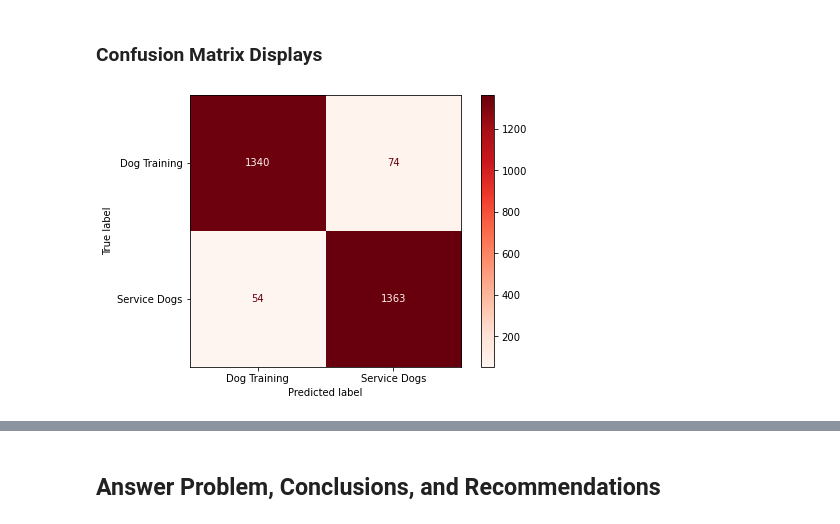
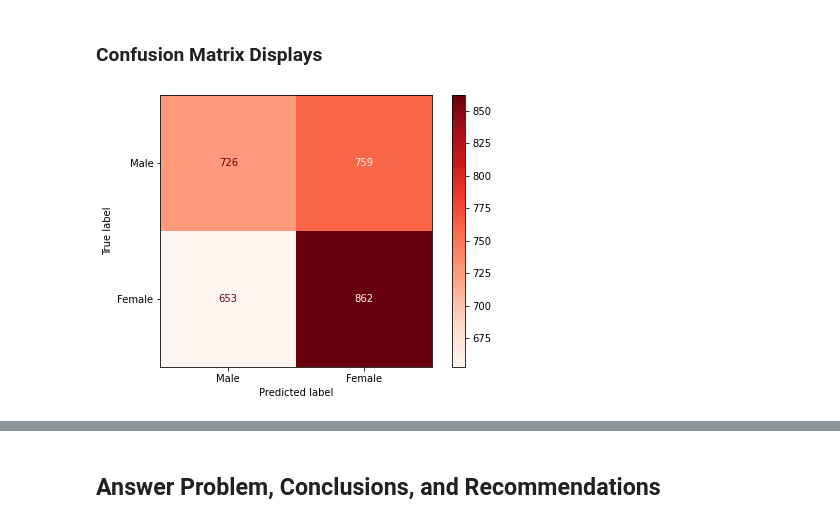
Before and after one commit to brandiehatch/capstone, a Jupyter notebook: 04_model_classification_capstone.ipynb, the cells around one changed output, grey strips where cells are left out. Cells and saved outputs as stored; diff of their text form; code cells hidden in the pictures.

```diff
--- a/04_model_classification_capstone.ipynb
+++ b/04_model_classification_capstone.ipynb
@@ -197,0 +114,3 @@ dtype: int64
+# %%
+gnb = GaussianNB()
+gnb.fit(Xs_train, y_train)
@@ -197,0 +125,3 @@ dtype: int64
+# %%
+rf = RandomForestClassifier(n_estimators=100, max_depth=2, random_state=0)
+rf.fit(Xs_train, y_train)
@@ -206,3 +166,15 @@ pipe_log = Pipeline([
+# %%
+# pipeline StandardScaler + instantiate Logistic Regression
+pipe_log = Pipeline([
+    ('col_trans', col_trans),
+    ('log_reg', LogisticRegression(solver='saga', l1_ratio=0.5, random_state=42, n_jobs=2, max_iter=10000))
+])
+
+# solver :  Algorithm to use in the optimization problem. Default is 'lbfgs'. To choose a solver, you might want to consider the following aspects: 'sag' and 'saga' are faster for large data sets
+# increased max_iter to 1000, 2000, 3000, 5000, 10000 because of max iter errors
+# https://datascience.stackexchange.com/questions/91225/why-gridsearchcv-returns-nan
+
+# error saying l1_ratio needed to be between 0 and 1, so added l1_ratio=0.5 to see what happens
 # %%
 params_log = {
     'log_reg__penalty': ['l2', 'elasticnet'],
@@ -241,0 +183,7 @@ Please also refer to the documentation for alternative solver options:
+# %%
+scoring = ['accuracy', 'precision', 'recall', 'f1']
+log_gs = GridSearchCV(pipe_log, param_grid=params_log, scoring = scoring, refit='accuracy', error_score='raise', cv=5)
+
+# add scoring f1 because of  "UserWarning: Scoring failed. The score on this train-test partition for these parameters will be set to nan"
+# SCORING = ['accuracy', 'precision', 'recall', 'f1' ]  ---want to add
+# https://scikit-learn.org/stable/modules/model_evaluation.html
@@ -326,15 +228,13 @@ dtype: int64
 # %% [markdown]
 ### Confusion Matrix Displays
 # %%
-# Random Forest Classifier
+# Logisitic Regression
 fig, ax = plt.subplots(figsize=(7, 5))
-ConfusionMatrixDisplay.from_estimator(
-    gs,
-    X_test,
-    y_test,
-    display_labels=['Dog Training', 'Service Dogs'],
-    cmap='Reds',
-    ax=ax
-);
+ConfusionMatrixDisplay.from_estimator(log_gs,
+                                      X_test,
+                                      y_test,
+                                      display_labels=['Male', 'Female'],
+                                      cmap='Reds',
+                                      ax=ax);
 # %% [output]
-[figure, old version]
+[figure, new version]
```
Also changed, not shown: parts of 72 cells of this notebook, 3 other files.
